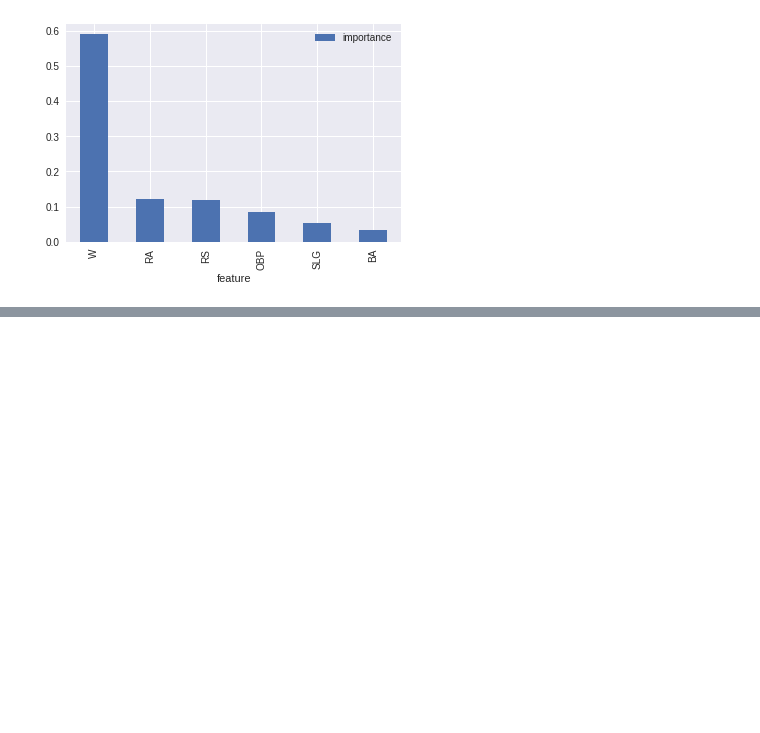
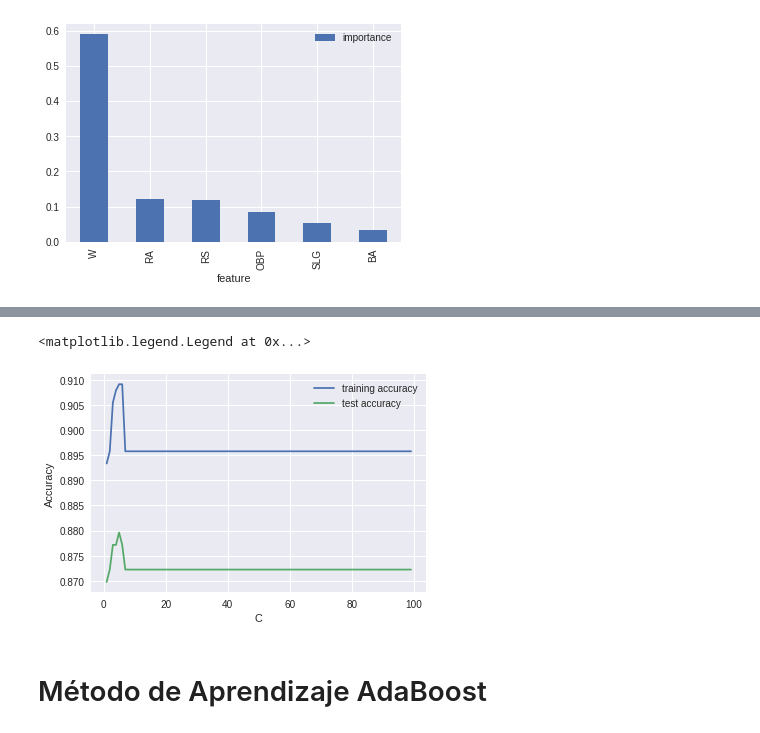
Before and after one commit to mcastro90/RP_IC_2, a Jupyter notebook: Investigación Corta #2.ipynb, the cells around one changed output, grey strips where cells are left out. Cells and saved outputs as stored; diff of their text form; code cells hidden in the pictures; blank space fills up the shorter version.

```diff
--- a/Investigación Corta #2.ipynb
+++ b/Investigación Corta #2.ipynb
@@ -167,0 +242,7 @@ importances.plot.bar()
+# %%
+cols_to_use = ["Team", "RS", "RA", "W", "OBP", "SLG", "BA", "Playoffs"]
+data = data_baseball[cols_to_use]
+features = data[["RS", "RA", "W", "OBP", "SLG", "BA"]]
+labels = data["Playoffs"]
+# %%
+X_train, X_test, y_train, y_test = train_test_split(features, labels, test_size=0.33)
@@ -167,0 +257,26 @@ importances.plot.bar()
+# %%
+import matplotlib.pyplot as plt
+%matplotlib inline
+
+training_acc = []
+test_acc = []
+
+rango = range(1, 100)
+for c in rango:
+    # se construye el modelo de clasificacion
+    clf = LogisticRegression(C=c, solver='liblinear')
+    clf.fit(X_train, y_train)
+    # se almacena el "training set accuracy"
+    training_acc.append(clf.score(X_train, y_train))
+    # se almacena la "generalization accuracy"
+    test_acc.append(clf.score(X_test, y_test))
+plt.plot(rango, training_acc, label="training accuracy")
+plt.plot(rango, test_acc, label="test accuracy")
+plt.ylabel("Accuracy")
+plt.xlabel("C")
+plt.legend()
+# %% [output]
+<matplotlib.legend.Legend at 0x...>
+[figure, added]
+# %% [markdown]
+# Método de Aprendizaje AdaBoost
```
Also changed, not shown: parts of 42 cells of this notebook.
